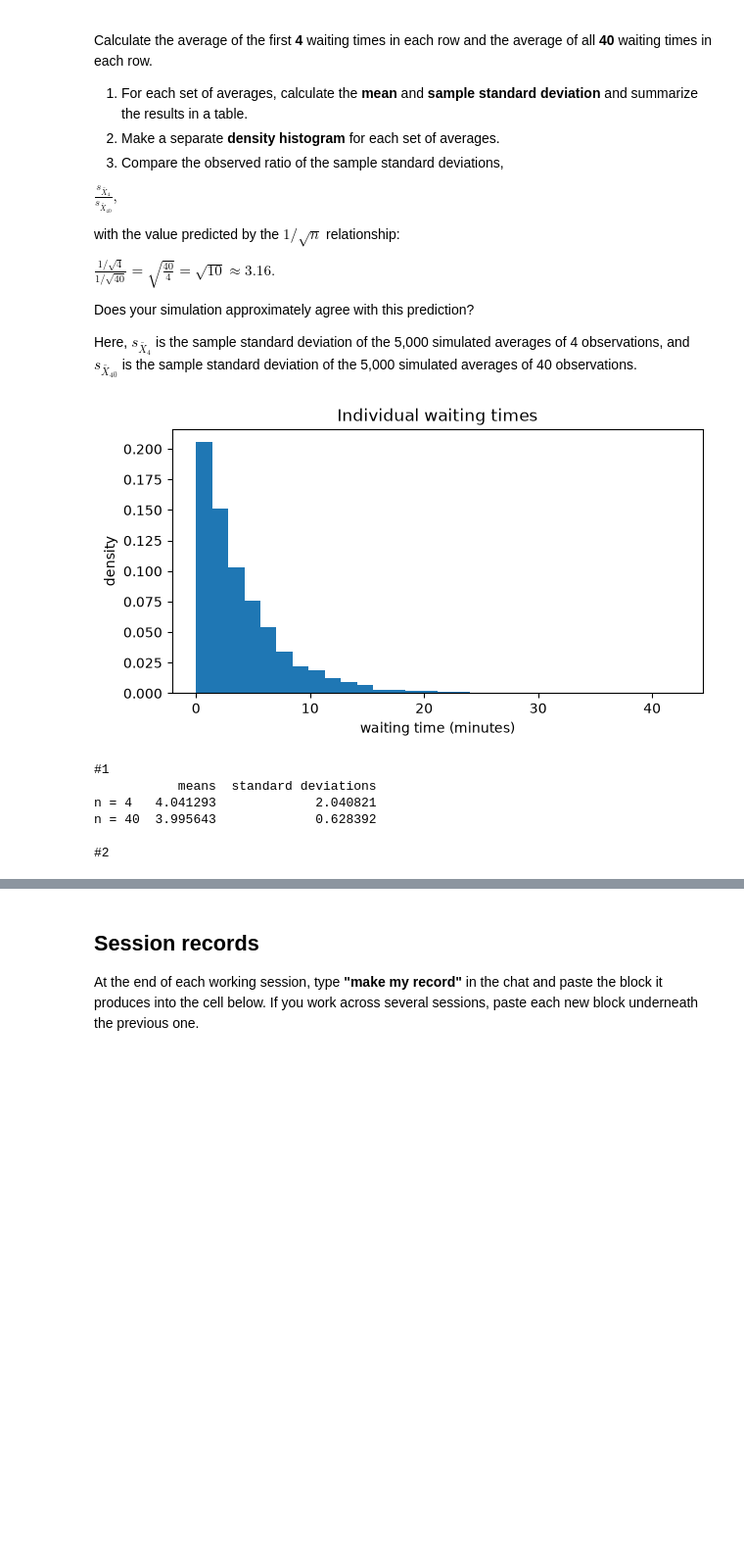
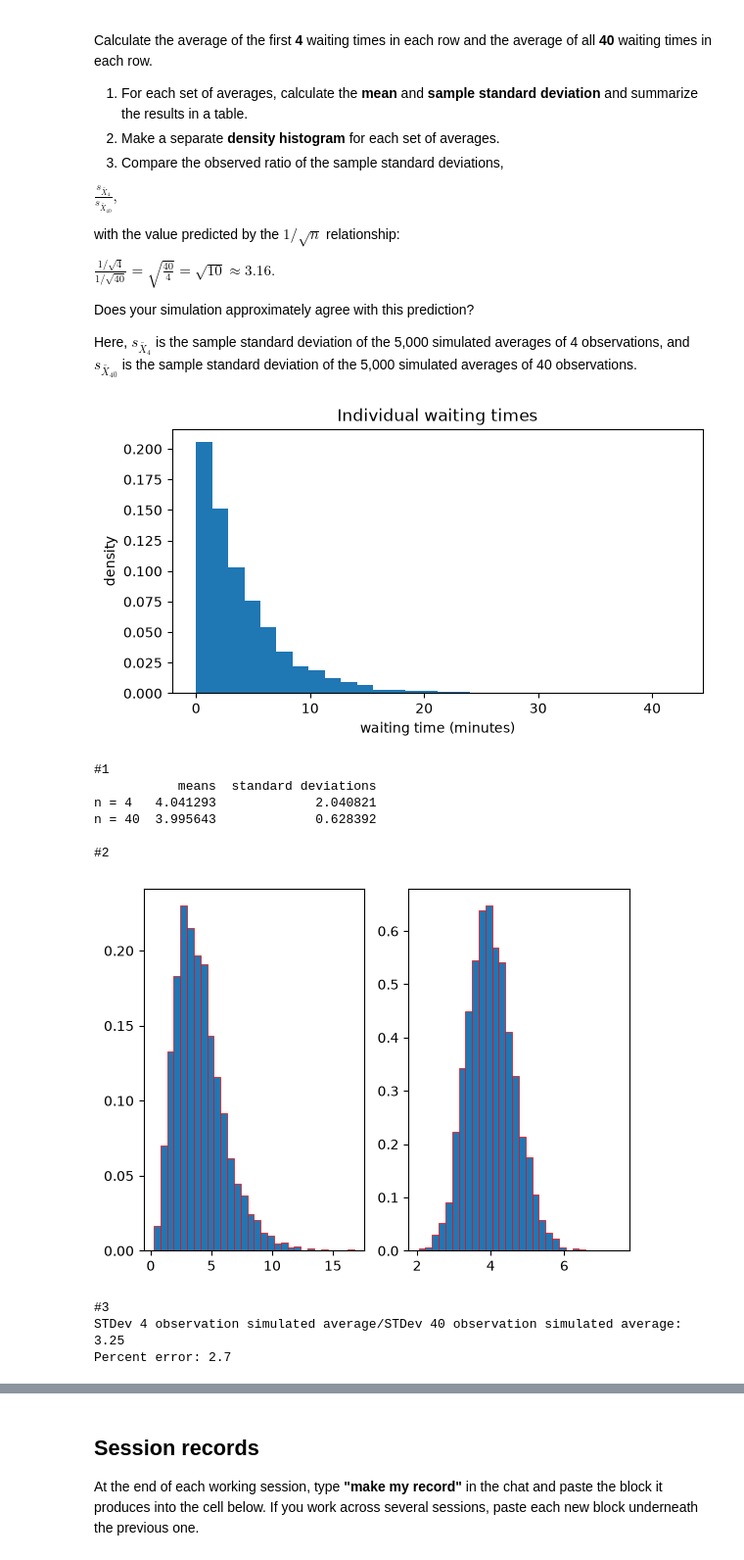
Before and after one commit to BradyJulian/Julian-Brady-ENGR-1451-Fork, a Jupyter notebook: 1-assignments/LE03/jub177LE03.ipynb, the cells around one changed output, grey strips where cells are left out. Shown at 98% size. Cells and saved outputs as stored; diff of their text form; code cells hidden in the pictures; blank space fills up the shorter version.

```diff
--- a/1-assignments/LE03/jub177LE03.ipynb
+++ b/1-assignments/LE03/jub177LE03.ipynb
@@ -272,35 +272,48 @@ plt.show()
 # The row averages are provided so you can focus on the CLT.
 means_4 = waiting_times[:, :4].mean(axis=1) #all columns, first 4 rows
 means_40 = waiting_times.mean(axis=1) #all columns, all rows
 
 # Your summary table, SD comparison, and plots here
 print("#1")
 mean_4 = means_4.mean()
 mean_40 = means_40.mean()
 std_4 = means_4.std(ddof = 1)
 std_40 = means_40.std(ddof =1)
 table_display = pd.DataFrame({
     "means": [mean_4, mean_40],
     "standard deviations": [std_4, std_40]},
     index = ["n = 4","n = 40"]
 ) #organizing table dispay
 print(table_display) #display
 
+
 print("\n#2")
-counts_4, bin_edges_4 = np.histogram(means_4, density=True)
-counts_40, bin_edges_40 = np.histogram(means_40, density=True)
+bin_count = 30
 
-#fig, ax = plt.subplots(1,2) #1 x 2 subplots
+fig, ax = plt.subplots(1,2) #1 x 2 subplots
 #n = 4
-#ax[0].hist(means_4,bins=counts_4)
+ax[0].hist(means_4, bins=bin_count, density = True, edgecolor = "red", linewidth = 0.5)
 
 #n = 40
-#ax[1].hist(means_40,bins=counts_40)
+ax[1].hist(means_40, bins=bin_count, density = True, edgecolor = "red", linewidth = 0.5)
+plt.show()
+
+
+print("\n#3")
+sample_std_ratio = std_4 / std_40
+theoretical_std = 10 ** (1/2)
+percent_err = 100 * abs(theoretical_std - sample_std_ratio)/theoretical_std
+print("STDev 4 observation simulated average/STDev 40 observation simulated average:",round(sample_std_ratio,2))
+print("Percent error:",round(percent_err,2))
 # %% [output]
 [figure]
 #1
            means  standard deviations
 n = 4   4.041293             2.040821
 n = 40  3.995643             0.628392
 
 #2
+[figure, added]
+#3
+STDev 4 observation simulated average/STDev 40 observation simulated average: 3.25
+Percent error: 2.7
```
Also changed, not shown: parts of 3 cells of this notebook.
